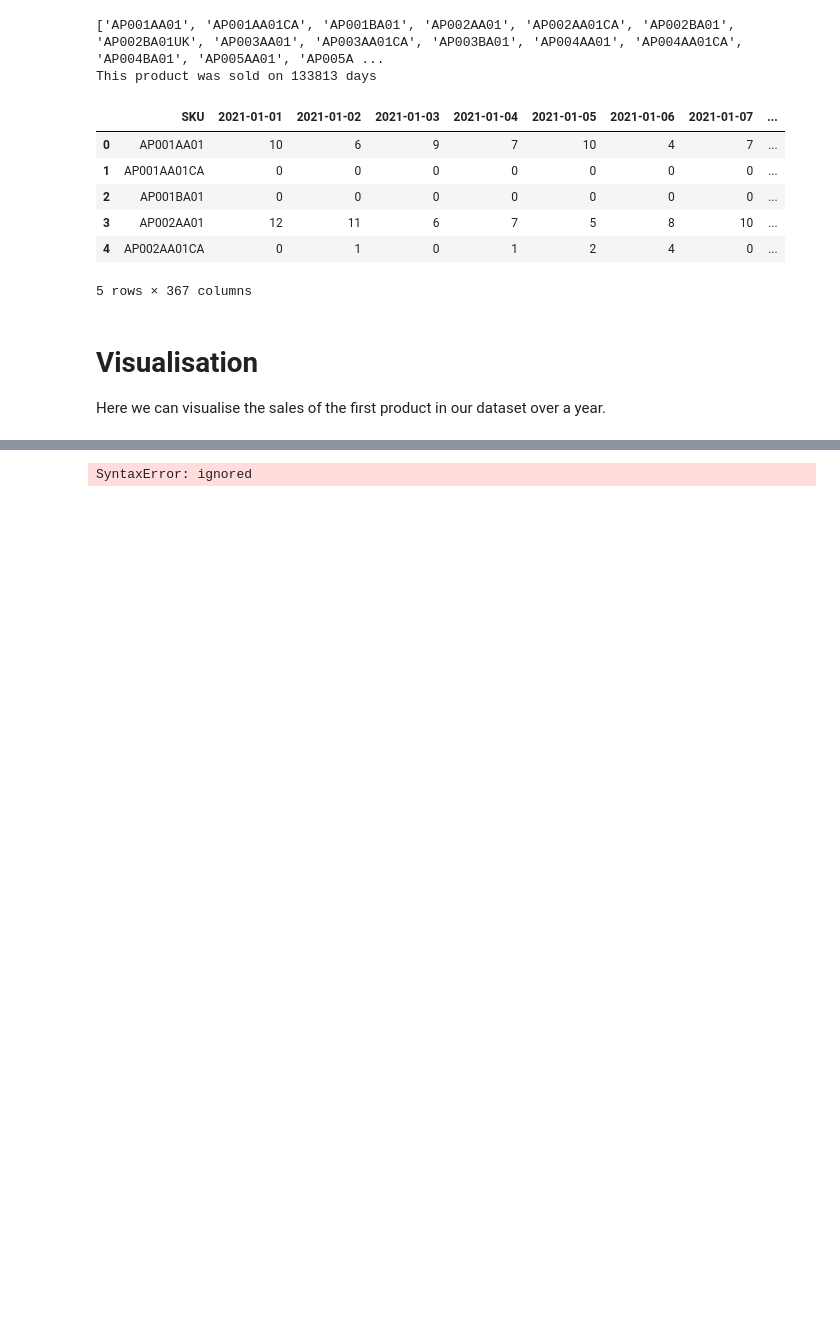
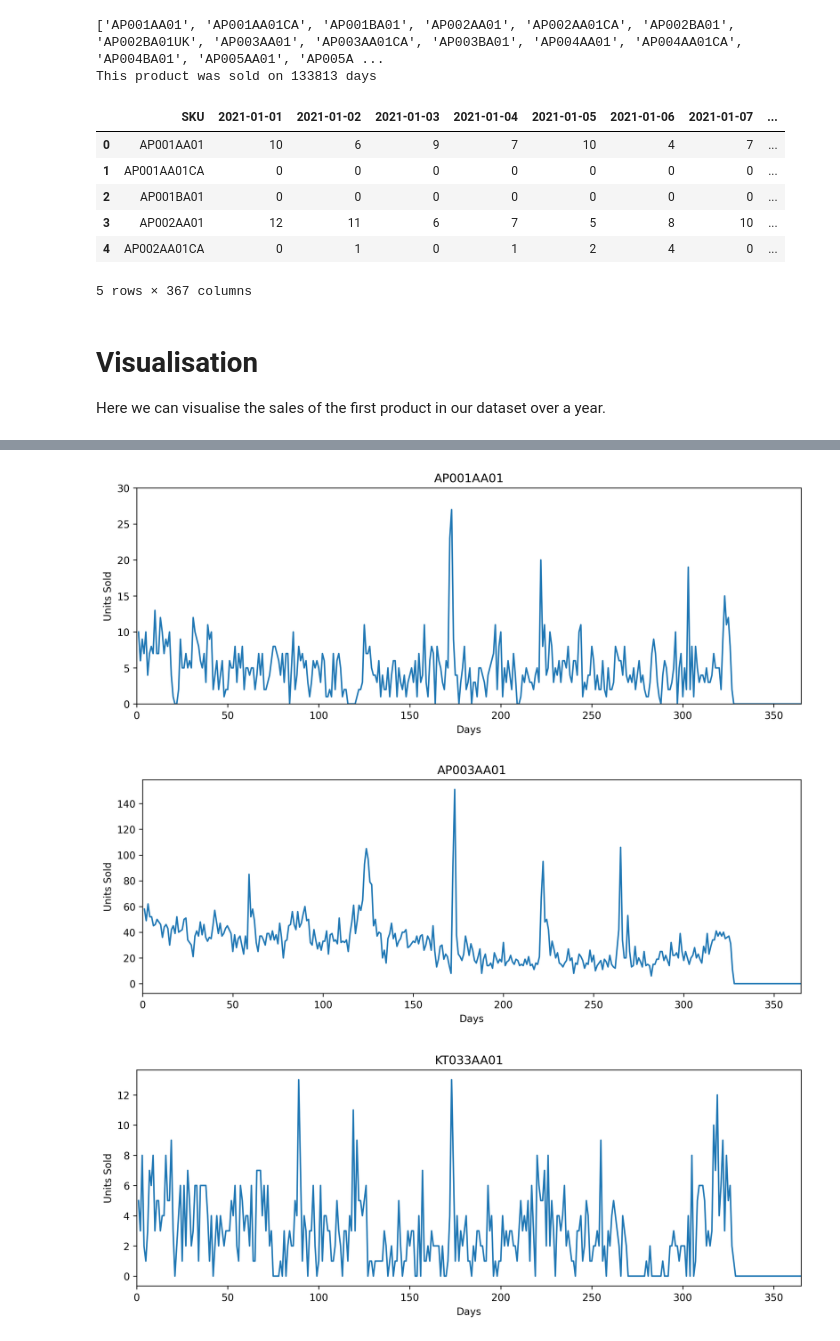
Before and after one commit to dnezan/km-sku-prediction, a Jupyter notebook: KM_forecast_practice.ipynb, the cells around one changed output, grey strips where cells are left out. Cells and saved outputs as stored; diff of their text form; code cells hidden in the pictures; blank space fills up the shorter version.

```diff
--- a/KM_forecast_practice.ipynb
+++ b/KM_forecast_practice.ipynb
@@ -135,6 +134,3 @@ AP002BA01UK
 [3785 rows x 367 columns]
 # %% [markdown]
 Next we fill in the values of items that were actually sold on a given day.
-# %%
-uniqval.insert(0,start_sku)
-print(uniqval)
@@ -221,8 +170,69 @@ plt.show()
-# %%
-from sklearn.neural_network import MLPClassifier
-clf = MLPClassifier(solver='lbfgs', alpha=1e-5, hidden_layer_sizes=(5, 2), random_state=1)
-X =
-clf.fit(X, y)
-clf.predict()
-# %% [output]
-SyntaxError: ignored
+# %%
+import matplotlib.pyplot as plt
+import numpy as np
+
+#Enter random SKU here
+a=0
+b=7
+c=643
+
+##Plotting first product
+temp = df_new.iloc[a].tolist()
+del temp[0]
+
+xpoints =range(1, 367)
+xpoints=list(xpoints)
+
+f = plt.figure(dpi=300)
+f.set_figwidth(12)
+f.set_figheight(4)
+plt.plot(xpoints, temp)
+plt.xlabel('Days')
+plt.ylabel('Units Sold')
+plt.title(df_new.SKU[a])
+plt.xlim([0,365])
+plt.ylim([0,30])
+
+##Plotting second product
+temp = df_new.iloc[b].tolist()
+del temp[0]
+
+xpoints =range(1, 367)
+xpoints=list(xpoints)
+
+f = plt.figure(dpi=300)
+f.set_figwidth(12)
+f.set_figheight(4)
+plt.plot(xpoints, temp)
+
+plt.xlabel('Days')
+plt.ylabel('Units Sold')
+plt.title(df_new.SKU[b])
+plt.xlim([0,365])
+#plt.ylim([0,100])
+
+##Plotting third product
+temp = df_new.iloc[c].tolist()
+del temp[0]
+
+xpoints =range(1, 367)
+xpoints=list(xpoints)
+
+f = plt.figure(dpi=300)
+f.set_figwidth(12)
+f.set_figheight(4)
+plt.plot(xpoints, temp)
+
+plt.xlabel('Days')
+plt.ylabel('Units Sold')
+plt.title(df_new.SKU[c])
+plt.xlim([0,365])
+
+plt.savefig("graph_total.png") #PNG saved to Drive
+plt.savefig("graph_total.svg") #Lossless SVG saved to Drive
+
+plt.show()
+# %% [output]
+[figure, added]
+[figure, added]
+[figure, added]
```
Also changed, not shown: parts of 14 cells of this notebook.
